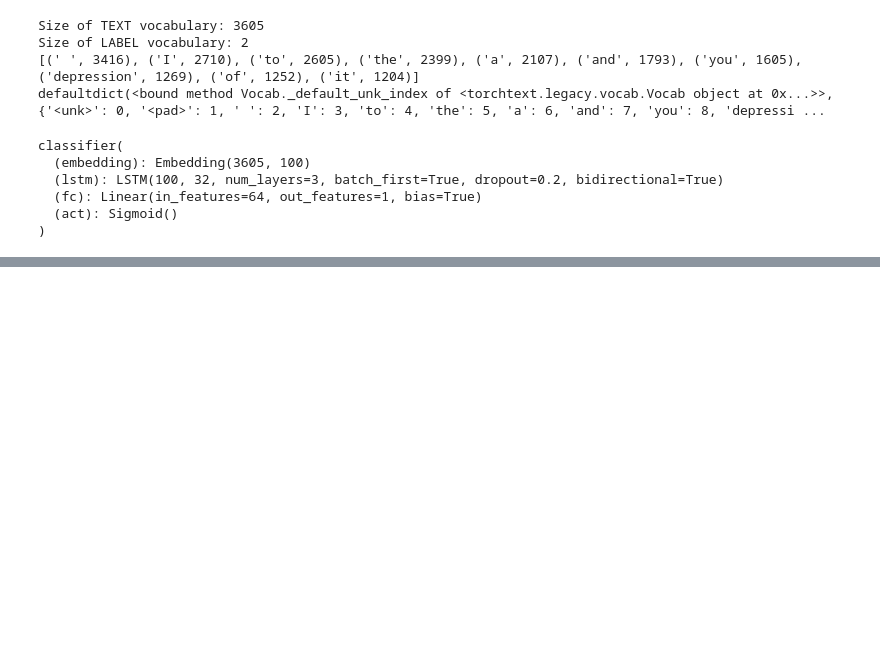
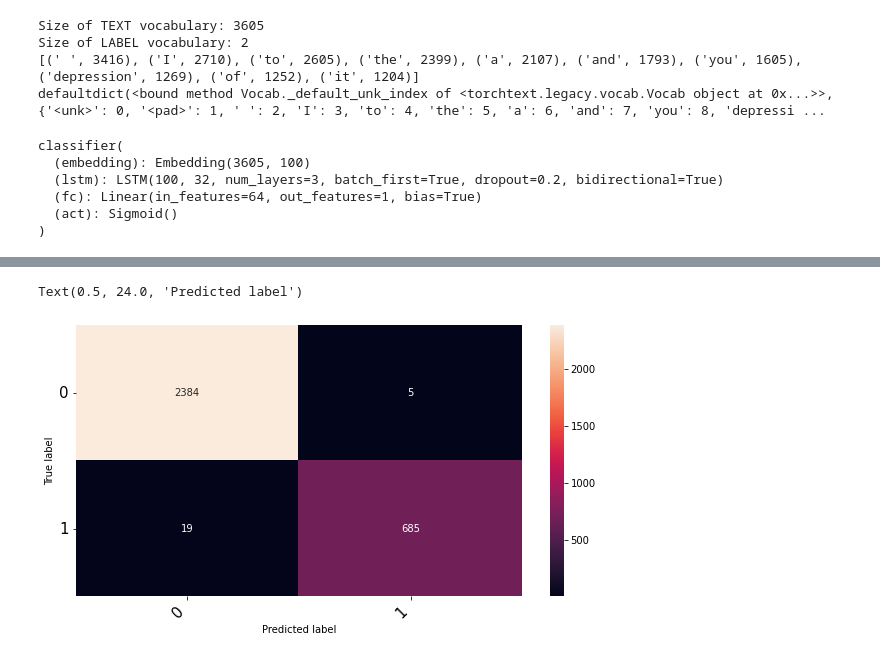
Before and after one commit to DhusorAust/LSTM_NLP_Pytorch, a Jupyter notebook: A1_170104006.ipynb, the cells around one changed output, grey strips where cells are left out. Saved outputs shown, nothing was run; the diff lists cells and outputs as text; code cells hidden in the pictures; blank space fills up the shorter version.

```diff
--- a/A1_170104006.ipynb
+++ b/A1_170104006.ipynb
@@ -357,0 +365,22 @@ plt.show()
+# %%
+nb_classes = 2
+classes=[0,1]
+
+y_true_tensor = torch.tensor([]).to(device)
+y_pred_tensor = torch.tensor([]).to(device)
+model.eval()
+with torch.no_grad():
+    for batch in  valid_iterator:
+        text, text_lengths = batch.text
+        text=text.to(device)
+        text_lengths=torch.as_tensor(text_lengths, dtype=torch.int64, device='cpu')
+        predictions = model(text, text_lengths).squeeze()
+        rounded_preds = torch.round(predictions)
+
+        y_true_tensor = torch.cat((y_true_tensor,batch.label))
+        y_pred_tensor = torch.cat((y_pred_tensor,rounded_preds))
+# %%
+y_true = y_true_tensor.tolist()
+y_pred = y_pred_tensor.tolist()
+matrix = confusion_matrix(y_true,y_pred)
+matrix
@@ -357,0 +404,14 @@ plt.show()
+# %%
+plt.figure(figsize=(10,5))
+
+class_names = ['0','1']
+df_cm = pd.DataFrame(matrix, index=class_names, columns=class_names).astype(int)
+heatmap = sns.heatmap(df_cm, annot=True, fmt="d")
+
+heatmap.yaxis.set_ticklabels(heatmap.yaxis.get_ticklabels(), rotation=0, ha='right',fontsize=15)
+heatmap.xaxis.set_ticklabels(heatmap.xaxis.get_ticklabels(), rotation=45, ha='right',fontsize=15)
+plt.ylabel('True label')
+plt.xlabel('Predicted label')
+# %% [output]
+Text(0.5, 24.0, 'Predicted label')
+[figure, added]
```
Also changed, not shown: parts of 8 cells of this notebook.
